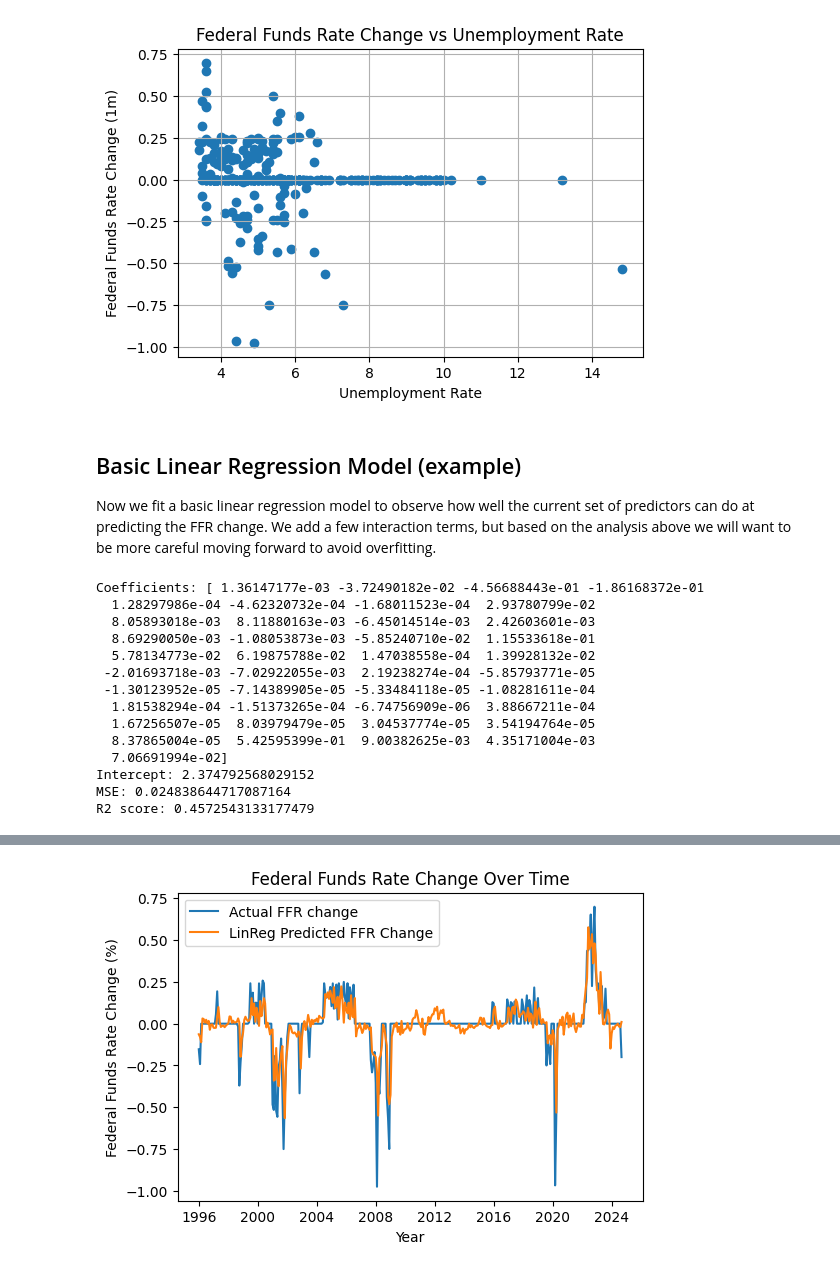
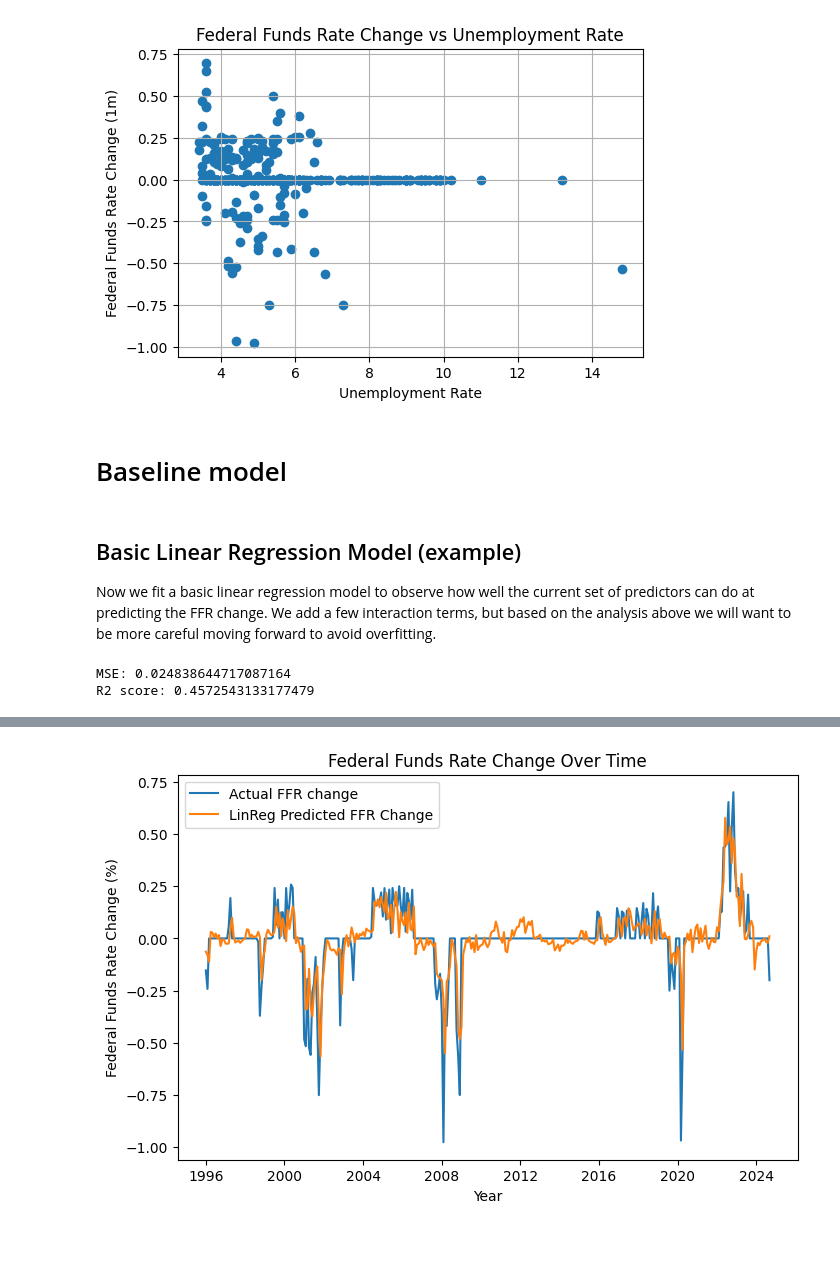
Before and after one commit to brianlzhou/109a-project, a Jupyter notebook: milestone4.ipynb, the cells around one changed output, grey strips where cells are left out. Drawn from its saved outputs; the diff is of its cells as text; code cells hidden in the pictures; blank space fills up the shorter version.

```diff
--- a/milestone4.ipynb
+++ b/milestone4.ipynb
@@ -276,6 +280,8 @@ while date < pd.to_datetime('2024-10-01'):
     if date not in df['date'].values:
         print('missing: '+str(date))
     date += month
+# %% [markdown]
+# Baseline model
 # %% [markdown]
 ## Basic Linear Regression Model (example)
 
@@ -287,6 +293,7 @@ X = df.drop(columns=['date', 'ffr_1m_change'])
 X['unemployment_inflation'] = X['unemployment'] * X['inflation']
 X['unemployment_expected_cpi'] = X['unemployment'] * X['expected_cpi']
 X['inflation_expected_cpi'] = X['inflation'] * X['expected_cpi']
+
 y = df['ffr_1m_change']
 
 X_train, X_test, y_train, y_test = train_test_split(X, y, test_size=0.2, random_state=42)
@@ -298,23 +305,11 @@ y_pred = model.predict(X_test)
 mse = mean_squared_error(y_test, y_pred)
 r2 = r2_score(y_test, y_pred)
 
-print("Coefficients:", model.coef_)
-print("Intercept:", model.intercept_)
+# print("Coefficients:", model.coef_)
+# print("Intercept:", model.intercept_)
 print("MSE:", mse)
 print("R2 score:", r2)
 # %% [output]
-Coefficients: [ 1.36147177e-03 -3.72490182e-02 -4.56688443e-01 -1.86168372e-01
-  1.28297986e-04 -4.62320732e-04 -1.68011523e-04  2.93780799e-02
-  8.05893018e-03  8.11880163e-03 -6.45014514e-03  2.42603601e-03
-  8.69290050e-03 -1.08053873e-03 -5.85240710e-02  1.15533618e-01
-  5.78134773e-02  6.19875788e-02  1.47038558e-04  1.39928132e-02
- -2.01693718e-03 -7.02922055e-03  2.19238274e-04 -5.85793771e-05
- -1.30123952e-05 -7.14389905e-05 -5.33484118e-05 -1.08281611e-04
-  1.81538294e-04 -1.51373265e-04 -6.74756909e-06  3.88667211e-04
-  1.67256507e-05  8.03979479e-05  3.04537774e-05  3.54194764e-05
-  8.37865004e-05  5.42595399e-01  9.00382625e-03  4.35171004e-03
-  7.06691994e-02]
-Intercept: 2.374792568029152
 MSE: 0.024838644717087164
 R2 score: 0.4572543133177479
 # %%
@@ -338,14 +333,14 @@ Index(['ffr', 'unemployment', 'inflation', 'expected_cpi', 'pce', 'netex',
 # %%
 df.loc[:, 'predicted_ffr_change'] = model.predict(X)
 
-plt.figure(figsize=(6, 4))
+plt.figure(figsize=(8, 5))
 plt.plot(df.date, df.ffr_1m_change, label='Actual FFR change')
 plt.plot(df.date, df.predicted_ffr_change, label='LinReg Predicted FFR Change')
 plt.legend()
 plt.title('Federal Funds Rate Change Over Time')
 plt.xlabel('Year')
 plt.ylabel('Federal Funds Rate Change (%)')
 # plt.grid()
 plt.show()
 # %% [output]
-[figure, old version]
+[figure, new version]
```
Also changed, not shown: parts of 7 cells of this notebook.
